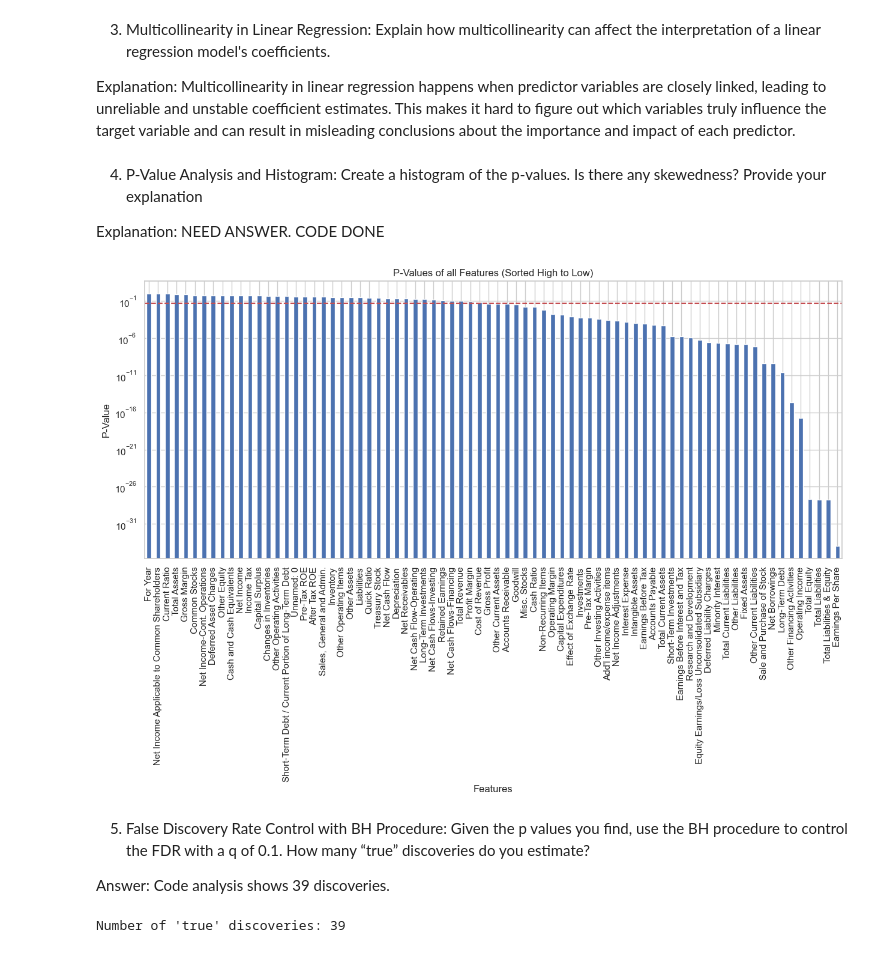
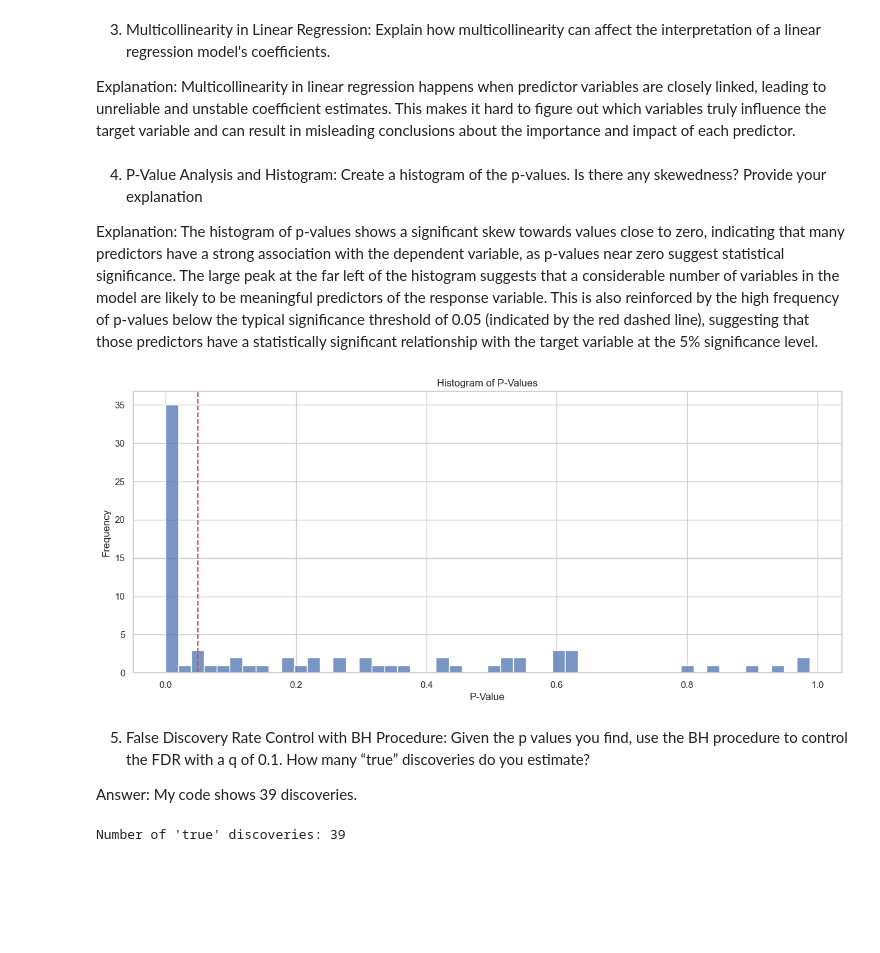
Before and after one commit to miniquinox/UC-Davis-HW, a Jupyter notebook: BAX 452 Machine Learning/HW1.ipynb, the cells around one changed output. Drawn from its saved outputs; the diff is of its cells as text; code cells hidden in the pictures; blank space fills up the shorter version.

```diff
--- a/BAX 452 Machine Learning/HW1.ipynb
+++ b/BAX 452 Machine Learning/HW1.ipynb
@@ -100,10 +102,10 @@ strong multicollinearity or other numerical problems.
 3. Multicollinearity in Linear Regression: Explain how multicollinearity can affect the interpretation of a linear regression model's coefficients.
 
 Explanation: Multicollinearity in linear regression happens when predictor variables are closely linked, leading to unreliable and unstable coefficient estimates. This makes it hard to figure out which variables truly influence the target variable and can result in misleading conclusions about the importance and impact of each predictor.
-# %% [markdown]
-4. P-Value Analysis and Histogram: Create a histogram of the p-values. Is there any skewedness? Provide your explanation
-
-Explanation: NEED ANSWER. CODE DONE
+# %% [markdown]
+4. P-Value Analysis and Histogram: Create a histogram of the p-values. Is there any skewedness? Provide your explanation
+
+Explanation: The histogram of p-values shows a significant skew towards values close to zero, indicating that many predictors have a strong association with the dependent variable, as p-values near zero suggest statistical significance. The large peak at the far left of the histogram suggests that a considerable number of variables in the model are likely to be meaningful predictors of the response variable. This is also reinforced by the high frequency of p-values below the typical significance threshold of 0.05 (indicated by the red dashed line), suggesting that those predictors have a statistically significant relationship with the target variable at the 5% significance level.
 # %%
 import statsmodels.api as sm
 import matplotlib.pyplot as plt
@@ -113,39 +115,38 @@ import pandas as pd
 features = file_df.select_dtypes(include=['float64', 'int64']).columns.drop('Estimated Shares Outstanding')
 
 # Preparing the data
 X = file_df[features].fillna(0)  # Handling missing values by filling them with 0
 y = file_df['Estimated Shares Outstanding'].dropna()
 
 # Aligning X and y to ensure they have the same length
 X = X.loc[y.index]
 
 # Adding a constant to the model (for the intercept)
 X_const = sm.add_constant(X)
 
 # Fitting the model
 model = sm.OLS(y, X_const).fit()
 
 # Extracting p-values
 p_values = model.pvalues
 
 # Sorting the p-values in descending order
 sorted_p_values = p_values.sort_values(ascending=False)
 
 # Plotting the histogram of p-values using seaborn
 plt.figure(figsize=(15, 6))
 sns.histplot(sorted_p_values, bins=50, kde=False)
 plt.xlabel('P-Value')
 plt.ylabel('Frequency')
 plt.title('Histogram of P-Values')
 plt.axvline(x=0.05, color='r', linestyle='--')  # Line for the 0.05 significance level
-plt.yscale('log')  # Log scale for better visualization
 plt.show()
 # %% [output]
-[figure, old version]
+[figure, new version]
 # %% [markdown]
 5. False Discovery Rate Control with BH Procedure: Given the p values you find, use the BH procedure to control the FDR with a q of 0.1. How many “true” discoveries do you estimate?
 
-Answer: Code analysis shows 39 discoveries.
+Answer: My code shows 39 discoveries.
 # %%
 import numpy as np
 
```
Also changed, not shown: parts of 7 cells of this notebook, 2 other files.
